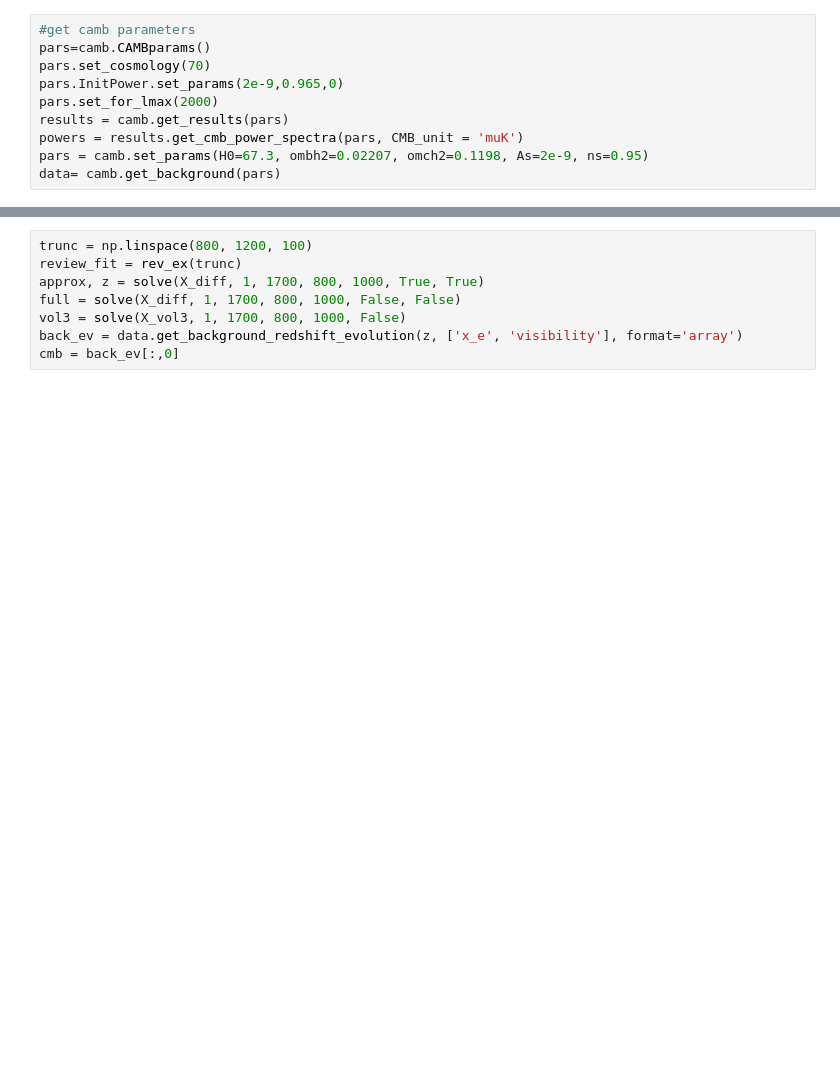
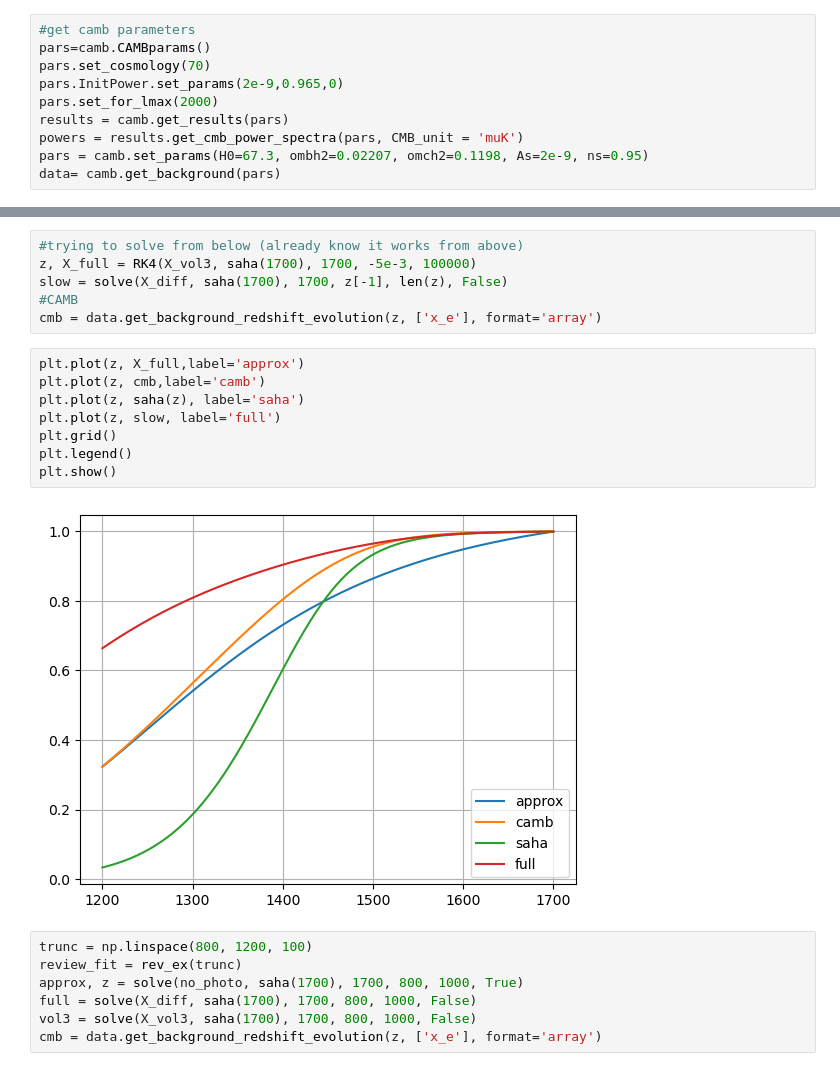
Before and after one commit to dlehdgk/msc_project, a Jupyter notebook: X analysis.ipynb, the cells around one changed output, grey strips where cells are left out. Saved outputs shown, nothing was run; the diff lists cells and outputs as text; blank space fills up the shorter version.

```diff
--- a/X analysis.ipynb
+++ b/X analysis.ipynb
@@ -60,9 +103,24 @@ data= camb.get_background(pars)
+# %%
+#trying to solve from below (already know it works from above)
+z, X_full = RK4(X_vol3, saha(1700), 1700, -5e-3, 100000)
+slow = solve(X_diff, saha(1700), 1700, z[-1], len(z), False)
+#CAMB
+cmb = data.get_background_redshift_evolution(z, ['x_e'], format='array')
+# %%
+plt.plot(z, X_full,label='approx')
+plt.plot(z, cmb,label='camb')
+plt.plot(z, saha(z), label='saha')
+plt.plot(z, slow, label='full')
+plt.grid()
+plt.legend()
+plt.show()
+# %% [output]
+[figure, added]
 # %%
 trunc = np.linspace(800, 1200, 100)
 review_fit = rev_ex(trunc)
-approx, z = solve(X_diff, 1, 1700, 800, 1000, True, True)
-full = solve(X_diff, 1, 1700, 800, 1000, False, False)
-vol3 = solve(X_vol3, 1, 1700, 800, 1000, False)
-back_ev = data.get_background_redshift_evolution(z, ['x_e', 'visibility'], format='array')
-cmb = back_ev[:,0]
+approx, z = solve(no_photo, saha(1700), 1700, 800, 1000, True)
+full = solve(X_diff, saha(1700), 1700, 800, 1000, False)
+vol3 = solve(X_vol3, saha(1700), 1700, 800, 1000, False)
+cmb = data.get_background_redshift_evolution(z, ['x_e'], format='array')
 # %%
```
Also changed, not shown: parts of 4 cells of this notebook, 10 other files.
